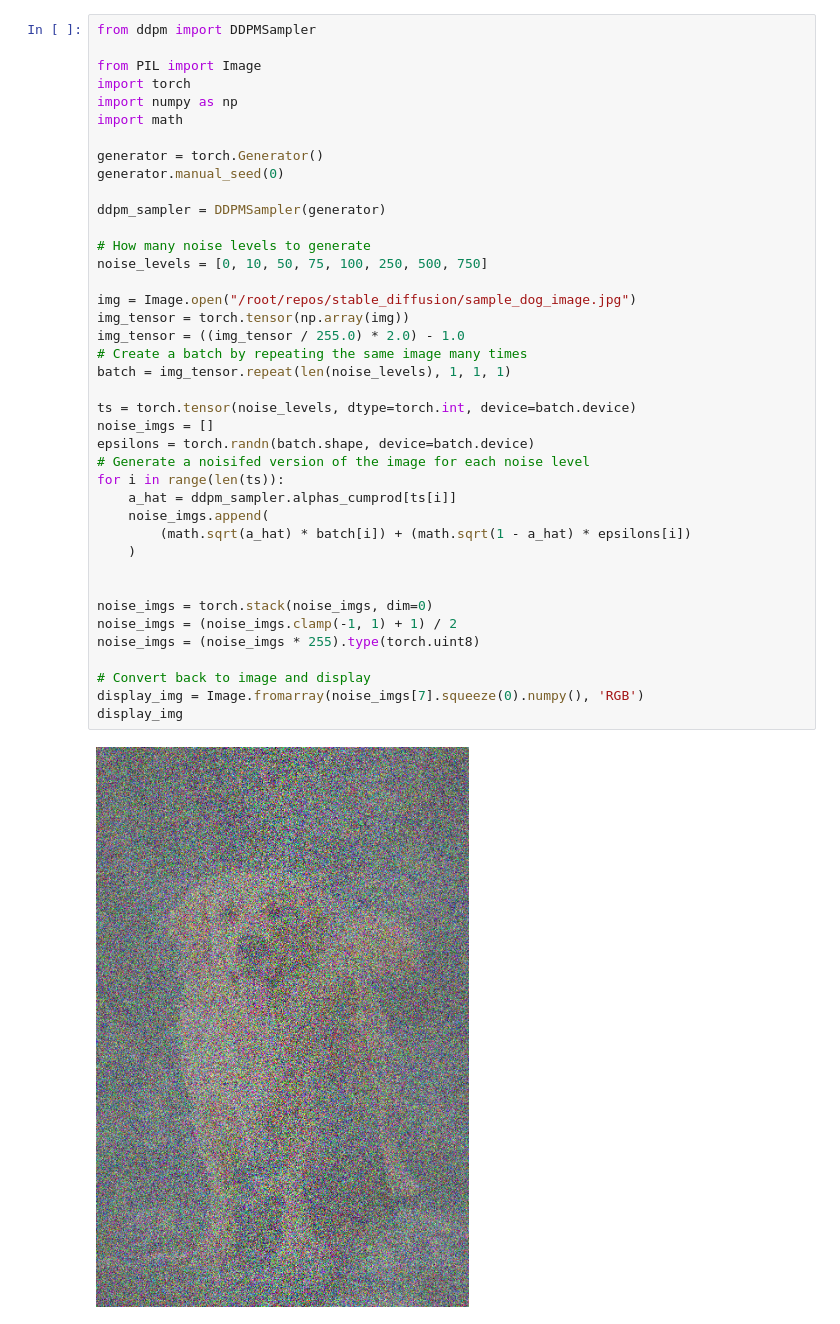
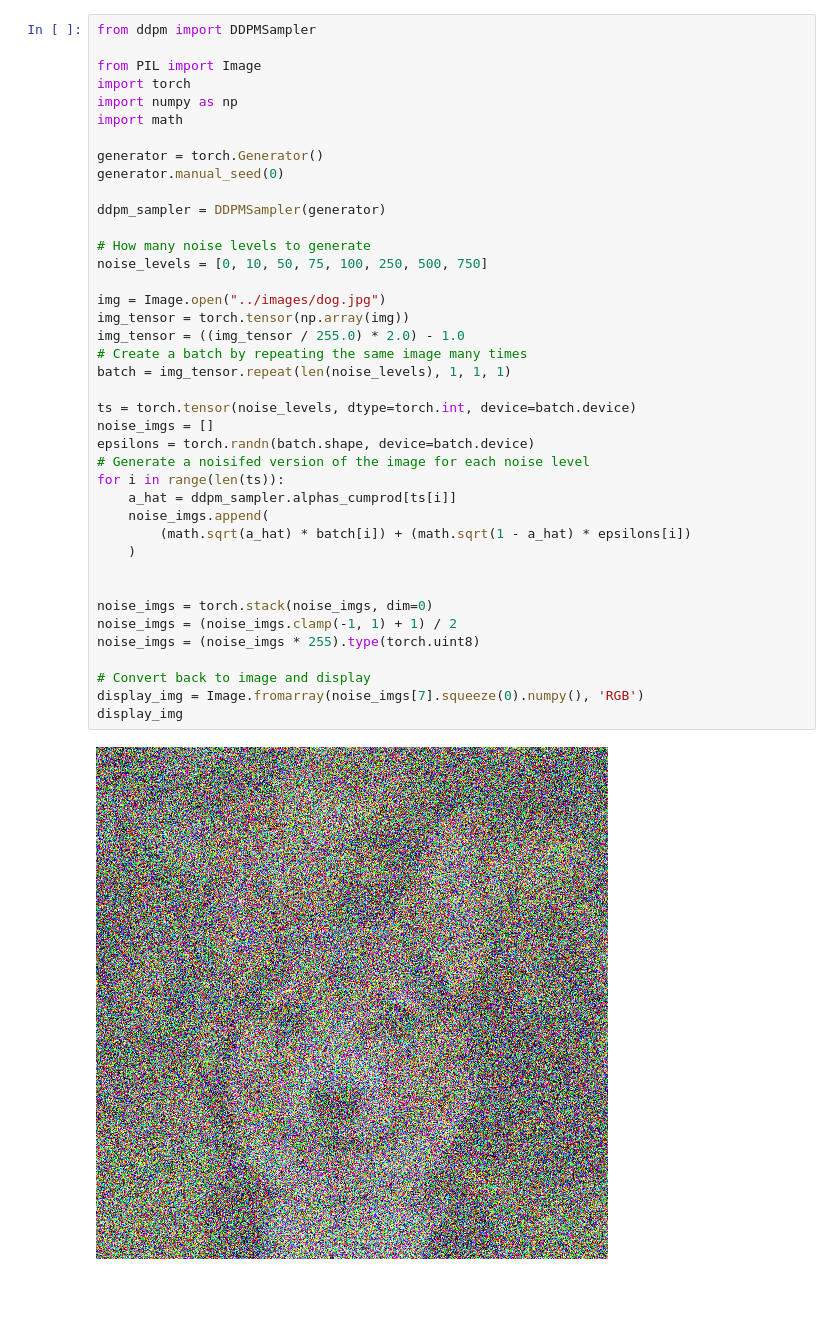
Before and after one commit to manasrane/weatherDataPipeline-ELT-, a Jupyter notebook: stable_diffusion/add_noise.ipynb, the cells around one changed output. Cells and saved outputs as stored; diff of their text form; blank space fills up the shorter version.

```diff
--- a/stable_diffusion/add_noise.ipynb
+++ b/stable_diffusion/add_noise.ipynb
@@ -11,32 +11,32 @@ generator.manual_seed(0)
 
 ddpm_sampler = DDPMSampler(generator)
 
 # How many noise levels to generate
 noise_levels = [0, 10, 50, 75, 100, 250, 500, 750]
 
-img = Image.open("/root/repos/stable_diffusion/sample_dog_image.jpg")
+img = Image.open("../images/dog.jpg")
 img_tensor = torch.tensor(np.array(img))
 img_tensor = ((img_tensor / 255.0) * 2.0) - 1.0
 # Create a batch by repeating the same image many times
 batch = img_tensor.repeat(len(noise_levels), 1, 1, 1)
 
 ts = torch.tensor(noise_levels, dtype=torch.int, device=batch.device)
 noise_imgs = []
 epsilons = torch.randn(batch.shape, device=batch.device)
 # Generate a noisifed version of the image for each noise level
 for i in range(len(ts)):
     a_hat = ddpm_sampler.alphas_cumprod[ts[i]]
     noise_imgs.append(
         (math.sqrt(a_hat) * batch[i]) + (math.sqrt(1 - a_hat) * epsilons[i])
     )
 
 
 noise_imgs = torch.stack(noise_imgs, dim=0)
 noise_imgs = (noise_imgs.clamp(-1, 1) + 1) / 2
 noise_imgs = (noise_imgs * 255).type(torch.uint8)
 
 # Convert back to image and display
 display_img = Image.fromarray(noise_imgs[7].squeeze(0).numpy(), 'RGB')
 display_img
 # %% [output]
-[figure, old version]
+[figure, new version]
```
Also changed, not shown: 11 other files.
